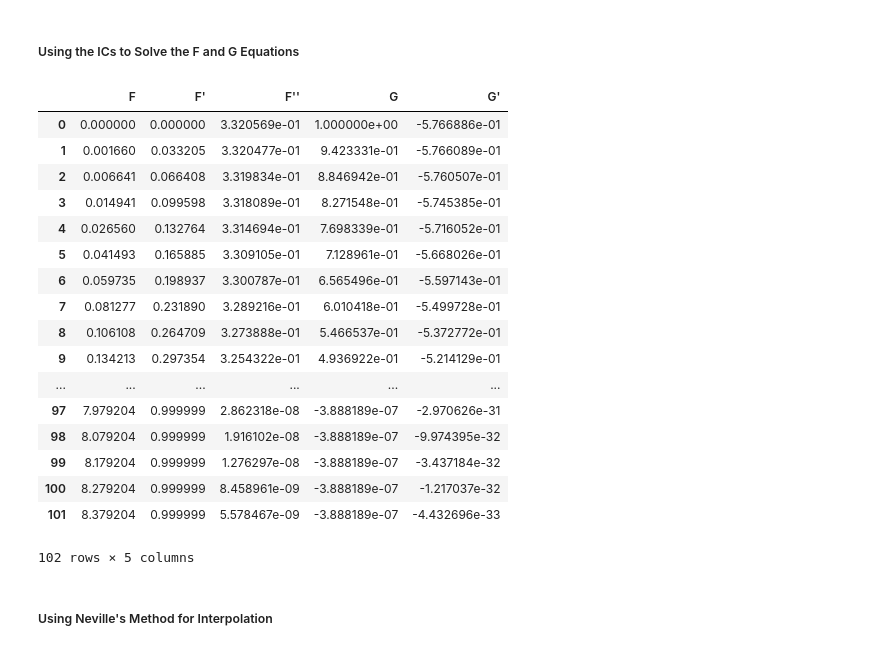
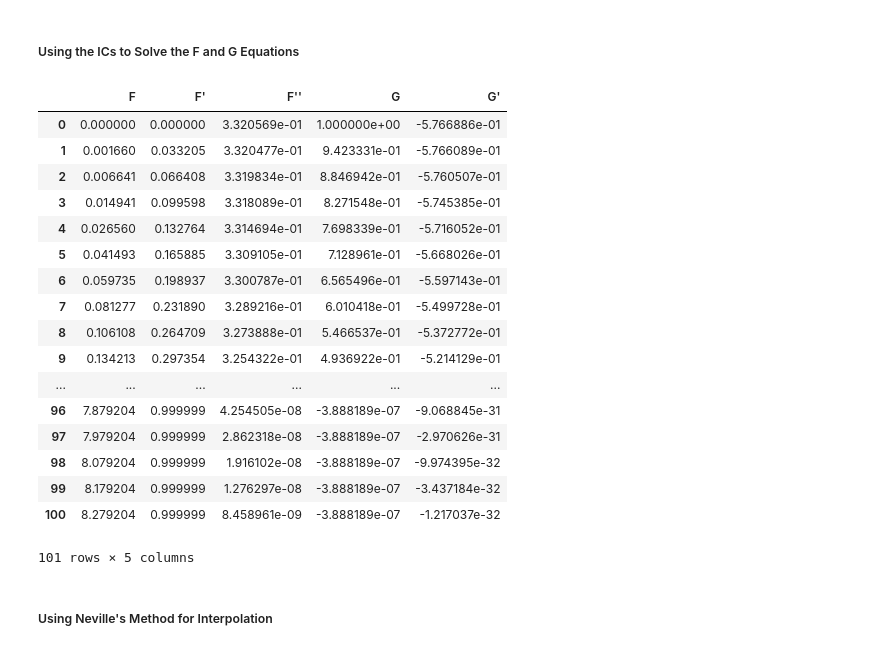
Before and after one commit to cdelannoy/Numerics, a Jupyter notebook: project_1_Noah.ipynb, the cells around one changed output. Saved outputs shown, nothing was run; the diff lists cells and outputs as text; code cells hidden in the pictures.

```diff
--- a/project_1_Noah.ipynb
+++ b/project_1_Noah.ipynb
@@ -136,7 +136,7 @@ def RK4(t, y1, y2, y3, y4, y5, h, Pr):
 
 Pr = 5
 h = 0.1 # step size
-t = arange(0, 10 + h, h)
+t = arange(0, 10, h)
 y1 = zeros(len(t) + 1)
 y2 = zeros(len(t) + 1)
 y3 = zeros(len(t) + 1)
@@ -317,39 +317,39 @@ $$
 # %%
 Pr = 5
 h = 0.1
-eta = arange(0, 10 + h, h)
+eta = arange(0, 10, h)
 y1 = zeros(len(t) + 1)
 y2 = zeros(len(t) + 1)
 y3 = zeros(len(t) + 1)
 y4 = zeros(len(t) + 1)
 y5 = zeros(len(t) + 1)
 y1[0] = 0
 y2[0] = 0
 y3[0] = y3_0
 y4[0] = 1
 y5[0] = y5_0
 y1, y2, y3, y4, y5 = RK4(eta, y1, y2, y3, y4, y5, h, 5)
 
 pd.DataFrame({'F' : y1, 'F\'' : y2, 'F\'\'' : y3, 'G' : y4, 'G\'' : y5 })
 # %% [output]
 |  | F | F' | F'' | G | G' |
 | 0 | 0.000000 | 0.000000 | 3.320569e-01 | 1.000000e+00 | -5.766886e-01 |
 | 1 | 0.001660 | 0.033205 | 3.320477e-01 | 9.423331e-01 | -5.766089e-01 |
 | 2 | 0.006641 | 0.066408 | 3.319834e-01 | 8.846942e-01 | -5.760507e-01 |
 | 3 | 0.014941 | 0.099598 | 3.318089e-01 | 8.271548e-01 | -5.745385e-01 |
 | 4 | 0.026560 | 0.132764 | 3.314694e-01 | 7.698339e-01 | -5.716052e-01 |
 | 5 | 0.041493 | 0.165885 | 3.309105e-01 | 7.128961e-01 | -5.668026e-01 |
 | 6 | 0.059735 | 0.198937 | 3.300787e-01 | 6.565496e-01 | -5.597143e-01 |
 | 7 | 0.081277 | 0.231890 | 3.289216e-01 | 6.010418e-01 | -5.499728e-01 |
 | 8 | 0.106108 | 0.264709 | 3.273888e-01 | 5.466537e-01 | -5.372772e-01 |
 | 9 | 0.134213 | 0.297354 | 3.254322e-01 | 4.936922e-01 | -5.214129e-01 |
 | ... | ... | ... | ... | ... | ... |
+| 96 | 7.879204 | 0.999999 | 4.254505e-08 | -3.888189e-07 | -9.068845e-31 |
 | 97 | 7.979204 | 0.999999 | 2.862318e-08 | -3.888189e-07 | -2.970626e-31 |
 | 98 | 8.079204 | 0.999999 | 1.916102e-08 | -3.888189e-07 | -9.974395e-32 |
 | 99 | 8.179204 | 0.999999 | 1.276297e-08 | -3.888189e-07 | -3.437184e-32 |
 | 100 | 8.279204 | 0.999999 | 8.458961e-09 | -3.888189e-07 | -1.217037e-32 |
-| 101 | 8.379204 | 0.999999 | 5.578467e-09 | -3.888189e-07 | -4.432696e-33 |
-102 rows × 5 columns
+101 rows × 5 columns
 # %%
 # dimensionless velocities
 u_ = y2[:-1]
```
Also changed, not shown: parts of 8 cells of this notebook, 1 other file.
